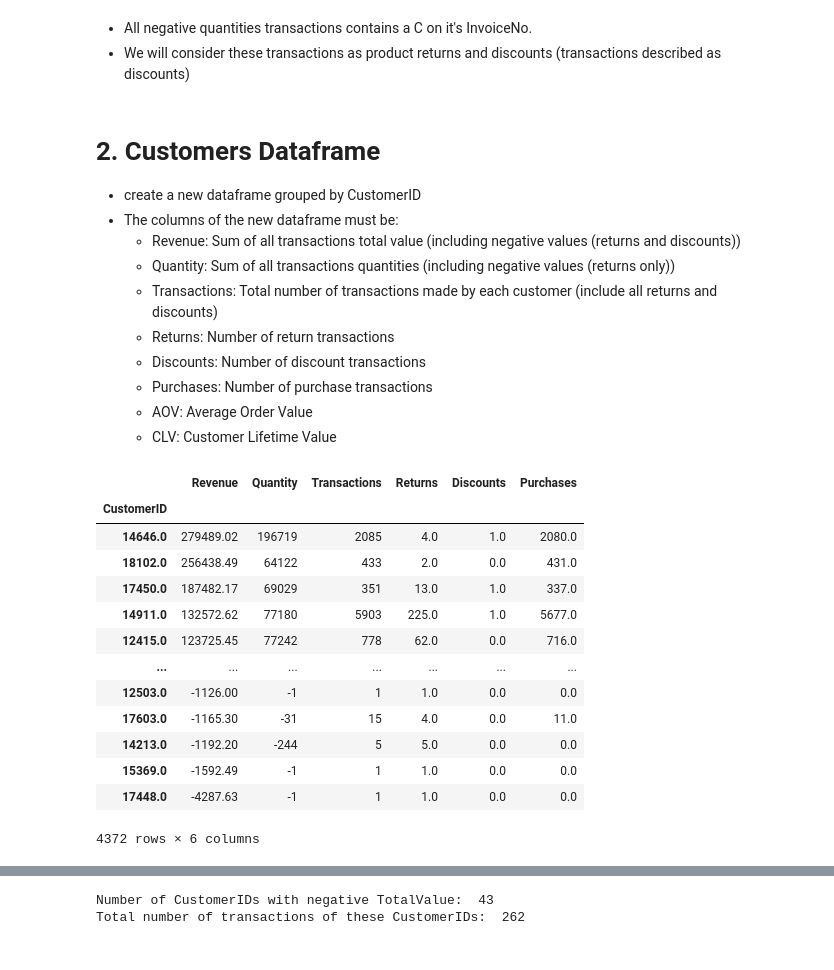
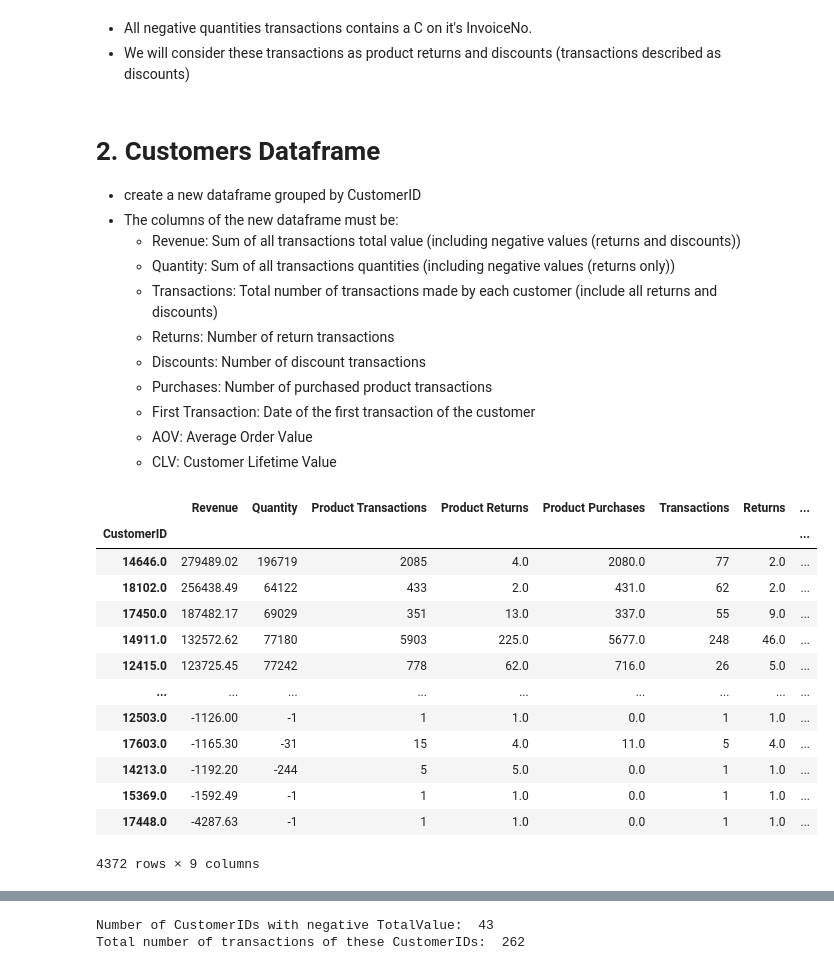
Before and after one commit to henriqueumeda/High-Value-Customers-Identification, a Jupyter notebook: Untitled.ipynb, the cells around one changed output, grey strips where cells are left out. Drawn from its saved outputs; the diff is of its cells as text; code cells hidden in the pictures.

```diff
--- a/Untitled.ipynb
+++ b/Untitled.ipynb
@@ -277,35 +277,40 @@ len(df_inv[df_inv['Quantity'] < 0].where(df_inv['InvoiceNo'].str.contains('C')))
     * Transactions: Total number of transactions made by each customer (include all returns and discounts)
     * Returns: Number of return transactions
     * Discounts: Number of discount transactions
-    * Purchases: Number of purchase transactions
+    * Purchases: Number of purchased product transactions
+    * First Transaction: Date of the first transaction of the customer
     * AOV: Average Order Value
     * CLV: Customer Lifetime Value
 # %%
-df_returns = df_inv[(df_inv['StockCode'] != 'D') & (df_inv['Quantity'] < 0)].groupby('CustomerID').agg({'TotalValue':len})
+df_returns = df_inv[(df_inv['StockCode'] != 'D') & (df_inv['Quantity'] < 0)].groupby('CustomerID').agg({'TotalValue':len, 'InvoiceNo':'nunique'})
 df_discounts = df_inv[df_inv['StockCode'] == 'D'].groupby('CustomerID').agg({'TotalValue':len})
 
-df_cust = df_inv.groupby('CustomerID').agg({'TotalValue':np.sum, 'Quantity':np.sum, 'StockCode':len}).sort_values(by='TotalValue', ascending=False)
-df_cust = df_cust.rename(columns={'TotalValue':'Revenue', 'StockCode':'Transactions'})
-df_cust['Returns'] = df_cust.index.map(df_returns['TotalValue'])
+df_cust = df_inv.groupby('CustomerID').agg({'TotalValue':np.sum, 'Quantity':np.sum, 'StockCode':len, 'InvoiceNo':'nunique'}).sort_values(by='TotalValue', ascending=False)
+df_cust = df_cust.rename(columns={'TotalValue':'Revenue', 'StockCode':'Product Transactions', 'InvoiceNo':'Transactions'})
+df_cust['Product Returns'] = df_cust.index.map(df_returns['TotalValue'])
+df_cust['Returns'] = df_cust.index.map(df_returns['InvoiceNo'])
 df_cust['Discounts'] = df_cust.index.map(df_discounts['TotalValue'])
 df_cust.fillna(0, inplace=True)
+df_cust['Product Purchases'] = df_cust['Product Transactions'] - df_cust['Product Returns'] - df_cust['Discounts']
 df_cust['Purchases'] = df_cust['Transactions'] - df_cust['Returns'] - df_cust['Discounts']
+df_cust = df_cust[['Revenue', 'Quantity', 'Product Transactions', 'Product Returns', 'Product Purchases',
+                   'Transactions', 'Returns', 'Discounts', 'Purchases']]
 df_cust
 # %% [output]
-|  | Revenue | Quantity | Transactions | Returns | Discounts | Purchases |
-| CustomerID |  |  |  |  |  |  |
-| 14646.0 | 279489.02 | 196719 | 2085 | 4.0 | 1.0 | 2080.0 |
-| 18102.0 | 256438.49 | 64122 | 433 | 2.0 | 0.0 | 431.0 |
-| 17450.0 | 187482.17 | 69029 | 351 | 13.0 | 1.0 | 337.0 |
-| 14911.0 | 132572.62 | 77180 | 5903 | 225.0 | 1.0 | 5677.0 |
-| 12415.0 | 123725.45 | 77242 | 778 | 62.0 | 0.0 | 716.0 |
-| ... | ... | ... | ... | ... | ... | ... |
-| 12503.0 | -1126.00 | -1 | 1 | 1.0 | 0.0 | 0.0 |
-| 17603.0 | -1165.30 | -31 | 15 | 4.0 | 0.0 | 11.0 |
-| 14213.0 | -1192.20 | -244 | 5 | 5.0 | 0.0 | 0.0 |
-| 15369.0 | -1592.49 | -1 | 1 | 1.0 | 0.0 | 0.0 |
-| 17448.0 | -4287.63 | -1 | 1 | 1.0 | 0.0 | 0.0 |
+|  | Revenue | Quantity | Product Transactions | Product Returns | Product Purchases | Transactions | Returns | ... |
+| CustomerID |  |  |  |  |  |  |  | ... |
+| 14646.0 | 279489.02 | 196719 | 2085 | 4.0 | 2080.0 | 77 | 2.0 | ... |
+| 18102.0 | 256438.49 | 64122 | 433 | 2.0 | 431.0 | 62 | 2.0 | ... |
+| 17450.0 | 187482.17 | 69029 | 351 | 13.0 | 337.0 | 55 | 9.0 | ... |
+| 14911.0 | 132572.62 | 77180 | 5903 | 225.0 | 5677.0 | 248 | 46.0 | ... |
+| 12415.0 | 123725.45 | 77242 | 778 | 62.0 | 716.0 | 26 | 5.0 | ... |
+| ... | ... | ... | ... | ... | ... | ... | ... | ... |
+| 12503.0 | -1126.00 | -1 | 1 | 1.0 | 0.0 | 1 | 1.0 | ... |
+| 17603.0 | -1165.30 | -31 | 15 | 4.0 | 11.0 | 5 | 4.0 | ... |
+| 14213.0 | -1192.20 | -244 | 5 | 5.0 | 0.0 | 1 | 1.0 | ... |
+| 15369.0 | -1592.49 | -1 | 1 | 1.0 | 0.0 | 1 | 1.0 | ... |
+| 17448.0 | -4287.63 | -1 | 1 | 1.0 | 0.0 | 1 | 1.0 | ... |
-4372 rows × 6 columns
+4372 rows × 9 columns
 # %%
 df_cust.describe()
 # %% [output]
```
Also changed, not shown: parts of 2 cells of this notebook.
